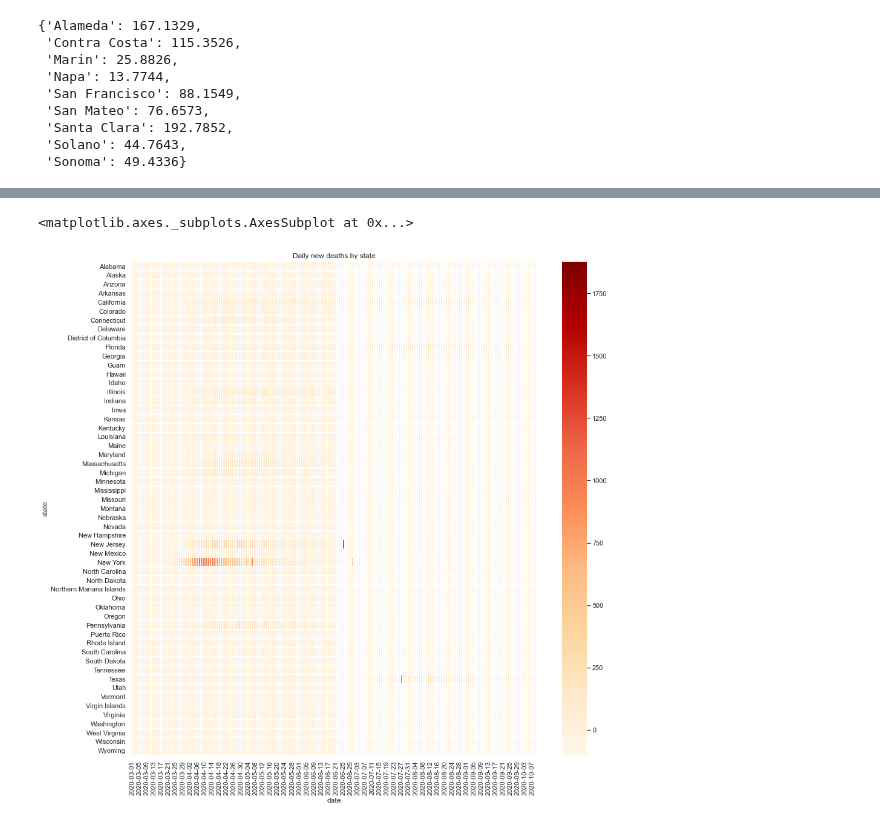
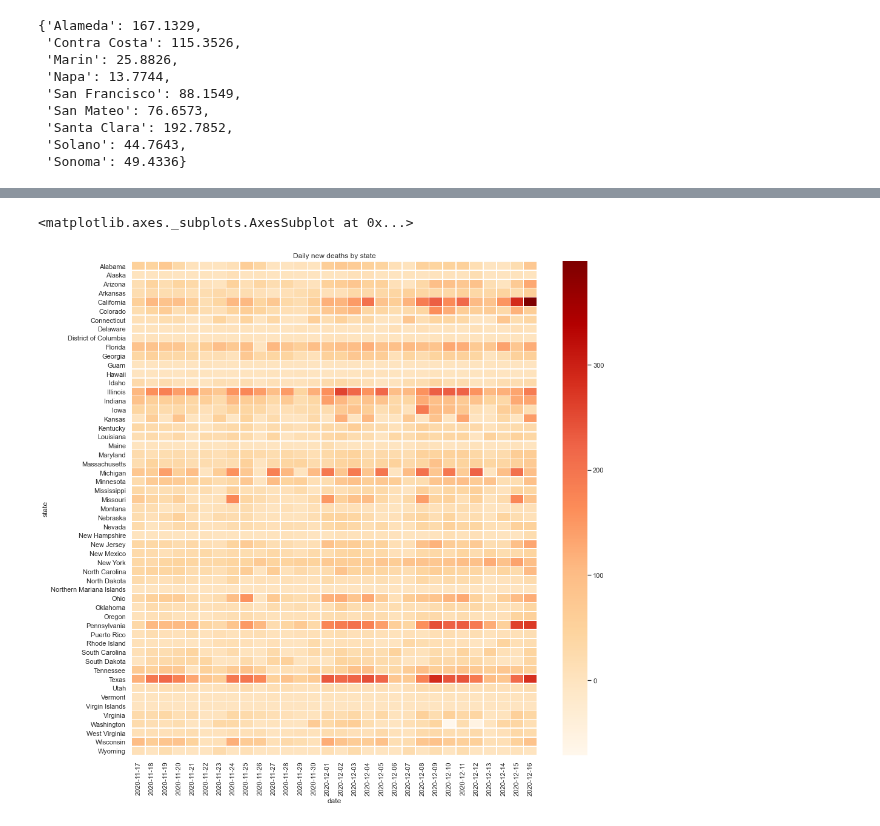
Before and after one commit to yosukesuzuki/covid19-sf-bayarea, a Jupyter notebook: SF-bay-area-COVID19-new-cases-by-county-by-date.ipynb, the cells around one changed output, grey strips where cells are left out. Cells and saved outputs as stored; diff of their text form; code cells hidden in the pictures.

```diff
--- a/SF-bay-area-COVID19-new-cases-by-county-by-date.ipynb
+++ b/SF-bay-area-COVID19-new-cases-by-county-by-date.ipynb
@@ -137,7 +116,7 @@ ax3.legend(loc='upper left')
 # %%
-fig2, ax2 = plt.subplots(figsize=(15,15))
-ax2.set_title('Daily new deaths by state')
-sns.heatmap(by_state_by_date_diff.T, cmap="OrRd",linewidths=.5, ax=ax2)
+fig5, ax5 = plt.subplots(figsize=(15,15))
+ax5.set_title('Daily new deaths by state')
+sns.heatmap(by_state_by_date_diff[-30:].T, cmap="OrRd",linewidths=.5, ax=ax5)
 # %% [output]
 <matplotlib.axes._subplots.AxesSubplot at 0x...>
-[figure, old version]
+[figure, new version]
```
Also changed, not shown: parts of 18 cells of this notebook.
